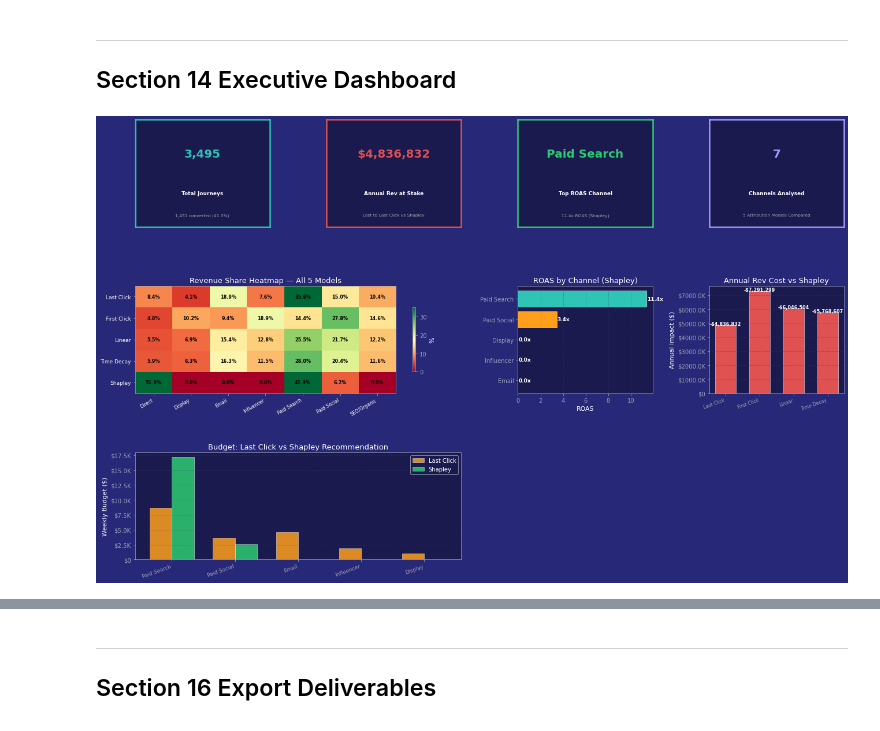
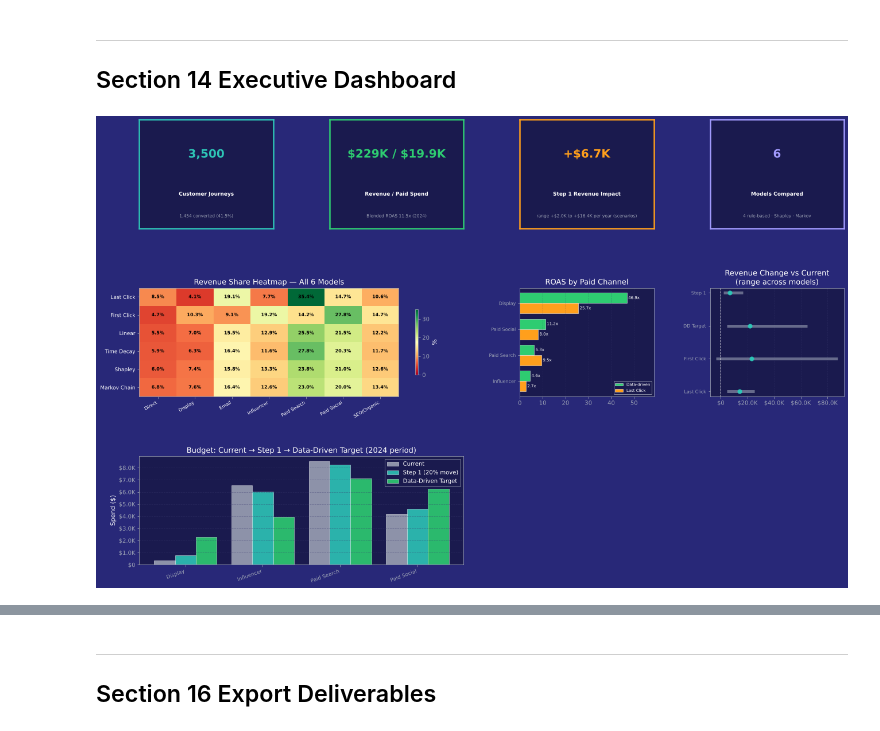
Before and after one commit to PatienceAnono/multi-touch-attribution-budget-optimisation, a Jupyter notebook: notebook/Attribution_Model_Comparison.ipynb, the cells around one changed output, grey strips where cells are left out. Drawn from its saved outputs; the diff is of its cells as text; code cells hidden in the pictures.

```diff
--- a/notebook/Attribution_Model_Comparison.ipynb
+++ b/notebook/Attribution_Model_Comparison.ipynb
@@ -1156,6 +1337,7 @@ comparison_df = pd.DataFrame({
     'Linear'      : ln_rev,
     'Time Decay'  : td_rev,
     'Shapley'     : sh_rev,
+    'Markov Chain': mk_rev,
 }).reindex(CHANNELS_LIST).fillna(0)
 
 # Revenue share %
@@ -1174,7 +1356,7 @@ for ch in CHANNELS_LIST:
     for model in comparison_df.columns:
         print(f"  ${comparison_df.loc[ch,model]:>10,.0f}", end='')
     print()
-print('  ' + '-'*78)
+print('  ' + '-'*92)
 print(f"  {'TOTAL':<18}", end='')
 for model in comparison_df.columns:
     print(f"  ${comparison_df[model].sum():>10,.0f}", end='')
@@ -1218,11 +1400,11 @@ fig.suptitle('Attribution Model Comparison — How Each Model Distributes Revenu
              fontsize=15, fontweight='bold', color=WHITE)
 
 models = list(comparison_df.columns)
-x      = np.arange(len(CHANNELS_LIST)); w = 0.15
+x      = np.arange(len(CHANNELS_LIST)); w = 0.8 / len(models)
 
 # Grouped bar — revenue attribution
 for i, (model, color) in enumerate(MODEL_COLORS.items()):
-    axes[0,0].bar(x + i*w - 2*w, comparison_df[model],
+    axes[0,0].bar(x + (i - (len(models)-1)/2)*w, comparison_df[model],
                    w, color=color, label=model, edgecolor=WHITE, linewidth=0.4, alpha=0.9)
 axes[0,0].set_xticks(x)
 axes[0,0].set_xticklabels(CHANNELS_LIST, rotation=25, ha='right', fontsize=9)
@@ -1291,0 +1461,10 @@ revenue share and current ROAS.
+# %%
+# Key insights, computed from the results above
+data_driven = share_df[['Shapley', 'Markov Chain']].mean(axis=1)
+gap = (share_df['Last Click'] - data_driven).sort_values()
+print(f"Shapley and Markov Chain agree closely: largest difference {(share_df['Shapley']-share_df['Markov Chain']).abs().max():.1f} percentage points.")
+print()
+print('Last Click vs the data-driven average (percentage points of revenue credit):')
+for ch, d in gap.items():
+    word = 'over-credits' if d > 0 else 'under-credits'
+    print(f'  {ch:<14} Last Click {word} by {abs(d):4.1f}pp  ({share_df.loc[ch, "Last Click"]:.1f}% vs {data_driven[ch]:.1f}%)')
@@ -1652,74 +1859,76 @@ def kpi_box(ax, label, value, sub='', color=TEAL):
 # KPI row
 n_journeys   = df['journey_id'].nunique()
 n_conv       = df[df['journey_converted']==1]['journey_id'].nunique()
+total_revenue = comparison_df['Shapley'].sum()
 kpi_items = [
-    ('Total Journeys',          f'{n_journeys:,}',                     f'{n_conv:,} converted ({n_conv/n_journeys*100:.1f}%)', TEAL),
-    ('Annual Rev at Stake',     f'${abs(lc_annual_cost):,.0f}',        'Lost to Last Click vs Shapley',                        RED),
-    ('Top ROAS Channel',        f'{shapley_roas.idxmax()}',            f'{shapley_roas.max():.1f}x ROAS (Shapley)',            GREEN),
-    ('Channels Analysed',       '7',                                   '5 Attribution Models Compared',                        PURPLE),
+    ('Customer Journeys',      f'{n_journeys:,}',                       f'{n_conv:,} converted ({n_conv/n_journeys*100:.1f}%)', TEAL),
+    ('Revenue / Paid Spend',   rf'\${total_revenue/1e3:,.0f}K / \${total_budget/1e3:,.1f}K', f'Blended ROAS {total_revenue/total_budget:.1f}x (2024)', GREEN),
+    ('Step 1 Revenue Impact',  rf'+\${step1["median"]/1e3:,.1f}K',         rf'range +\${step1["worst"]/1e3:,.1f}K to +\${step1["best"]/1e3:,.1f}K per year (scenarios)', ORANGE),
+    ('Models Compared',        '6',                                      '4 rule-based · Shapley · Markov', PURPLE),
 ]
 for i, (lbl, val, sub, col) in enumerate(kpi_items):
     ax = fig.add_subplot(gs[0, i])
     kpi_box(ax, lbl, val, sub, col)
 
 # Attribution comparison heatmap
 ax_hm = fig.add_subplot(gs[1, :2])
 ax_hm.set_facecolor(DARK)
 im = ax_hm.imshow(share_df.T.values, cmap='RdYlGn', aspect='auto', vmin=0, vmax=35)
 ax_hm.set_xticks(range(len(CHANNELS_LIST)))
 ax_hm.set_xticklabels(CHANNELS_LIST, rotation=30, ha='right', fontsize=8, color=WHITE)
 ax_hm.set_yticks(range(len(models)))
 ax_hm.set_yticklabels(models, color=WHITE, fontsize=9)
-ax_hm.set_title('Revenue Share Heatmap — All 5 Models', color=WHITE)
+ax_hm.set_title('Revenue Share Heatmap — All 6 Models', color=WHITE)
 for i in range(len(models)):
     for j in range(len(CHANNELS_LIST)):
         ax_hm.text(j, i, f'{share_df.T.values[i,j]:.1f}%', ha='center', va='center',
                     color='black', fontsize=8, fontweight='bold')
 plt.colorbar(im, ax=ax_hm, shrink=0.6).set_label('%', color=WHITE)
 
-# ROAS by model
+# ROAS: Last Click vs data-driven average
 ax_roas = fig.add_subplot(gs[1, 2])
 ax_roas.set_facecolor(DARK)
-sh_roas_plot = shapley_roas[PAID_CHANNELS].sort_values(ascending=True)
-bars = ax_roas.barh(sh_roas_plot.index, sh_roas_plot.values,
-                     color=[CHANNEL_COLORS.get(c,GREY) for c in sh_roas_plot.index],
-                     edgecolor=WHITE, linewidth=0.5)
-for bar, val in zip(bars, sh_roas_plot.values):
-    ax_roas.text(val+0.05, bar.get_y()+bar.get_height()/2,
-                  f'{val:.1f}x', va='center', color=WHITE, fontsize=9, fontweight='bold')
-ax_roas.set_title('ROAS by Channel (Shapley)', color=WHITE)
-ax_roas.set_xlabel('ROAS'); ax_roas.grid(axis='x')
+dd_roas = roas_df.loc[PAID_CHANNELS, ['Shapley', 'Markov Chain']].mean(axis=1).sort_values()
+lc_roas = roas_df.loc[dd_roas.index, 'Last Click']
+yr = np.arange(len(dd_roas))
+ax_roas.barh(yr+0.2, dd_roas.values, 0.4, color=GREEN,  label='Data-driven', edgecolor=WHITE, linewidth=0.5)
+ax_roas.barh(yr-0.2, lc_roas.values, 0.4, color=ORANGE, label='Last Click',  edgecolor=WHITE, linewidth=0.5)
+ax_roas.set_yticks(yr); ax_roas.set_yticklabels(dd_roas.index, fontsize=8)
+for yv, (d, l) in enumerate(zip(dd_roas.values, lc_roas.values)):
+    ax_roas.text(d, yv+0.2, f' {d:.1f}x', va='center', color=WHITE, fontsize=7)
+    ax_roas.text(l, yv-0.2, f' {l:.1f}x', va='center', color=WHITE, fontsize=7)
+ax_roas.set_xlim(0, max(dd_roas.max(), lc_roas.max()) * 1.25)
+ax_roas.set_title('ROAS by Paid Channel', color=WHITE)
+ax_roas.legend(fontsize=7); ax_roas.grid(axis='x')
 
-# Dollar impact
+# Range of outcomes
 ax_imp = fig.add_subplot(gs[1, 3])
 ax_imp.set_facecolor(DARK)
-imp_names = ['Last Click','First Click','Linear','Time Decay']
-imp_vals  = [(projected_revenue[n]-shapley_rev)*52 for n in imp_names]
-imp_cols  = [GREEN if v >= 0 else RED for v in imp_vals]
-bars2 = ax_imp.bar(imp_names, [abs(v) for v in imp_vals], color=imp_cols,
-                    edgecolor=WHITE, linewidth=0.5, width=0.6)
-for bar, val in zip(bars2, imp_vals):
-    sign = '+' if val >= 0 else '-'
-    ax_imp.text(bar.get_x()+bar.get_width()/2, bar.get_height()+100,
-                f'{sign}${abs(val):,.0f}', ha='center', color=WHITE, fontsize=8, fontweight='bold')
-ax_imp.set_title('Annual Rev Cost vs Shapley', color=WHITE)
-ax_imp.set_ylabel('Annual Impact ($)')
-ax_imp.set_xticklabels(imp_names, rotation=20, ha='right', fontsize=8)
-ax_imp.yaxis.set_major_formatter(usd_k); ax_imp.grid(axis='y')
+imp_names = ['Last Click', 'First Click', 'Data-Driven Target', 'Step 1 (20% move)']
+imp_short = ['Last Click', 'First Click', 'DD Target', 'Step 1']
+yi = np.arange(len(imp_names))
+ax_imp.hlines(yi, summary.loc[imp_names, 'worst'], summary.loc[imp_names, 'best'], color=GREY, linewidth=5, alpha=0.6)
+ax_imp.scatter(summary.loc[imp_names, 'median'], yi, color=TEAL, s=50, zorder=3)
+ax_imp.axvline(0, color=WHITE, linewidth=1, linestyle='--')
+ax_imp.set_yticks(yi); ax_imp.set_yticklabels(imp_short, fontsize=8)
+ax_imp.xaxis.set_major_formatter(usd_k)
+ax_imp.set_title('Revenue Change vs Current\n(range across models)', color=WHITE)
+ax_imp.grid(axis='x')
 
-# Budget reallocation — Last Click vs Shapley
+# Budget: current vs step 1 vs data-driven target
 ax_bud = fig.add_subplot(gs[2, :2])
 ax_bud.set_facecolor(DARK)
-x_b = np.arange(len(PAID_CHANNELS)); w_b = 0.35
-ax_bud.bar(x_b-w_b/2, lc_alloc.values,  w_b, color=ORANGE, label='Last Click', edgecolor=WHITE, linewidth=0.5, alpha=0.85)
-ax_bud.bar(x_b+w_b/2, sh_alloc.values,  w_b, color=GREEN,  label='Shapley',    edgecolor=WHITE, linewidth=0.5, alpha=0.85)
+x_b = np.arange(len(PAID_CHANNELS)); w_b = 0.27
+for k, (name, col) in enumerate([('Current', GREY), ('Step 1 (20% move)', TEAL), ('Data-Driven Target', GREEN)]):
+    ax_bud.bar(x_b + (k-1)*w_b, alloc_df.loc[PAID_CHANNELS, name].values, w_b, color=col,
+               label=name, edgecolor=WHITE, linewidth=0.5, alpha=0.9)
 ax_bud.set_xticks(x_b); ax_bud.set_xticklabels(PAID_CHANNELS, rotation=20, ha='right', fontsize=9)
-ax_bud.set_title('Budget: Last Click vs Shapley Recommendation', color=WHITE)
-ax_bud.set_ylabel('Weekly Budget ($)')
+ax_bud.set_title('Budget: Current → Step 1 → Data-Driven Target (2024 period)', color=WHITE)
+ax_bud.set_ylabel('Spend ($)')
 ax_bud.yaxis.set_major_formatter(usd_k)
 ax_bud.legend(); ax_bud.grid(axis='y')
 # %% [output]
-[figure, old version]
+[figure, new version]
 # %%
 # Recommendations panel
 ax_rec = fig.add_subplot(gs[2, 2:])
```
Also changed, not shown: parts of 48 cells of this notebook, 20 other files.
